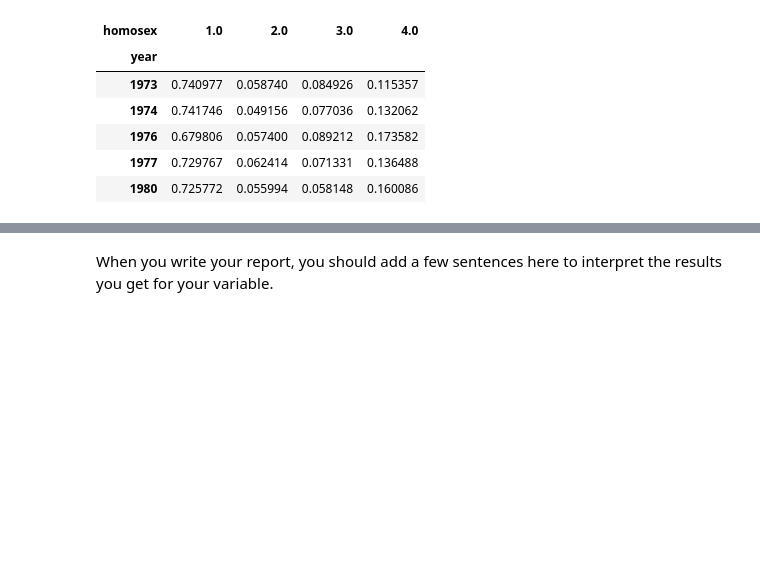
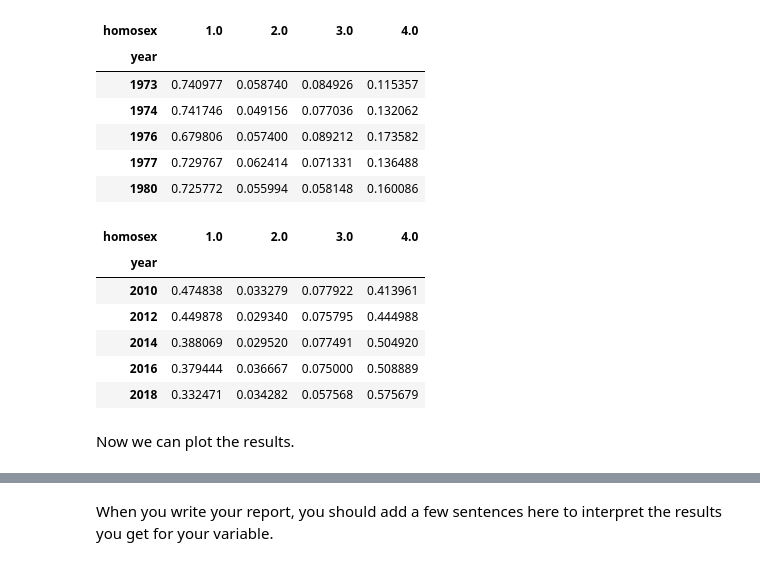
Before and after one commit to AllenDowney/PoliticalAlignmentCaseStudy, a Jupyter notebook: 04_worldview.ipynb, the cells around one changed output, grey strips where cells are left out. Saved outputs shown, nothing was run; the diff lists cells and outputs as text; code cells hidden in the pictures; blank space fills up the shorter version.

```diff
--- a/04_worldview.ipynb
+++ b/04_worldview.ipynb
@@ -221,6 +221,18 @@ xtab.head()
 | 1976 | 0.679806 | 0.057400 | 0.089212 | 0.173582 |
 | 1977 | 0.729767 | 0.062414 | 0.071331 | 0.136488 |
 | 1980 | 0.725772 | 0.055994 | 0.058148 | 0.160086 |
+# %%
+xtab.tail()
+# %% [output]
+| homosex | 1.0 | 2.0 | 3.0 | 4.0 |
+| year |  |  |  |  |
+| 2010 | 0.474838 | 0.033279 | 0.077922 | 0.413961 |
+| 2012 | 0.449878 | 0.029340 | 0.075795 | 0.444988 |
+| 2014 | 0.388069 | 0.029520 | 0.077491 | 0.504920 |
+| 2016 | 0.379444 | 0.036667 | 0.075000 | 0.508889 |
+| 2018 | 0.332471 | 0.034282 | 0.057568 | 0.575679 |
+# %% [markdown]
+Now we can plot the results.
 # %%
 for response, label in zip(responses, labels):
     xtab[response].plot(label=label)
```
Also changed, not shown: parts of 3 cells of this notebook.
